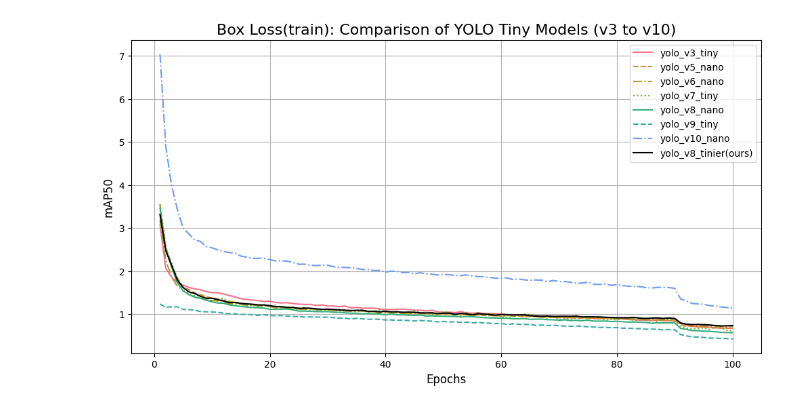
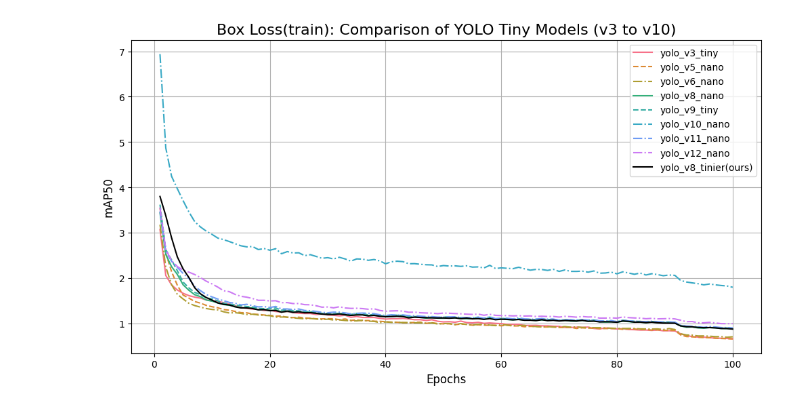
Before and after one commit to programminghunk/sugarcane, a Jupyter notebook: graphs.ipynb, the cells around one changed output. Drawn from its saved outputs; the diff is of its cells as text; code cells hidden in the pictures.

```diff
--- a/graphs.ipynb
+++ b/graphs.ipynb
@@ -43,58 +47,68 @@ import matplotlib.pyplot as plt
 import seaborn as sns
 #!pip install scikit-learn
 
-# Step 1: Read data from CSV file
 file_path_v3 = 'results_v3.csv'  # Update with your CSV file path
+#file_path_v4 = 'results_v4.csv'  # Update with your CSV file path
 file_path_v5 = 'results_v5.csv'  # Update with your CSV file path
 file_path_v6 = 'results_v6.csv'  # Update with your CSV file path
 file_path_v7 = 'results_v7.csv'  # Update with your CSV file path
 file_path_v8 = 'results_v8.csv'  # Update with your CSV file path
 file_path_v9 = 'results_v9.csv'  # Update with your CSV file path
 file_path_v10= 'results_v10.csv'
+file_path_v11= 'results_v11.csv'
+file_path_v12= 'results_v12.csv'
 file_path_v8_custom = 'results_v8_custom.csv'  # Update with your CSV file path
 data_v3 = pd.read_csv(file_path_v3)
+#data_v4 = pd.read_csv(file_path_v4)
 data_v5 = pd.read_csv(file_path_v5)
 data_v6 = pd.read_csv(file_path_v6)
 data_v7 = pd.read_csv(file_path_v7)
 data_v8 = pd.read_csv(file_path_v8)
 data_v9 = pd.read_csv(file_path_v9)
 data_v10 = pd.read_csv(file_path_v10)
+data_v11 = pd.read_csv(file_path_v11)
+data_v12 = pd.read_csv(file_path_v12)
 data_v8_custom = pd.read_csv(file_path_v8_custom)
+
 column_0 = data_v3.iloc[:, 0]
 column_1 = data_v3.iloc[:, 1]
 column_2 = data_v5.iloc[:, 1]
 column_3 = data_v6.iloc[:, 1]
-column_4 = data_v7.iloc[:, 1]
-column_5 = data_v8.iloc[:, 1]
-column_6 = data_v9.iloc[:, 1]
-column_7 = data_v10.iloc[:,1]
-column_8 = data_v8_custom.iloc[:, 1]
+#column_4 = data_v7.iloc[:, 1]
+column_5 = data_v8.iloc[:, 2]
+column_6 = data_v9.iloc[:, 2]
+column_7 = data_v10.iloc[:,2]
+column_8 = data_v11.iloc[:,2]
+column_9 = data_v12.iloc[:,2]
+column_10 = data_v8_custom.iloc[:, 2]
 
 # Increase figure size for better readability
 plt.figure(figsize=(12, 6))
 palette = sns.color_palette("husl", 10)
 sns.lineplot(x=column_0, y=column_1,label='yolo_v3_tiny',color=palette[0],linestyle="-")
 sns.lineplot(x=column_0, y=column_2,label='yolo_v5_nano',color=palette[1],linestyle="--")
 sns.lineplot(x=column_0, y=column_3,label='yolo_v6_nano',color=palette[2],linestyle="-.")
-sns.lineplot(x=column_0, y=column_4,label='yolo_v7_tiny',color=palette[3],linestyle=":")
+#sns.lineplot(x=column_0, y=column_4,label='yolo_v7_tiny',color=palette[3],linestyle=":")
 sns.lineplot(x=column_0, y=column_5,label='yolo_v8_nano',color=palette[4], linestyle="-")
 sns.lineplot(x=column_0, y=column_6,label='yolo_v9_tiny',color=palette[5], linestyle="--")
-sns.lineplot(x=column_0, y=column_7,label='yolo_v10_nano',color=palette[7], linestyle="-.")
-sns.lineplot(x=column_0, y=column_8,label='yolo_v8_tinier(ours)', color='black',linestyle="-")
+sns.lineplot(x=column_0, y=column_7,label='yolo_v10_nano',color=palette[6], linestyle="-.")
+sns.lineplot(x=column_0, y=column_8,label='yolo_v11_nano',color=palette[7], linestyle="-.")
+sns.lineplot(x=column_0, y=column_9,label='yolo_v12_nano',color=palette[8], linestyle="-.")
+sns.lineplot(x=column_0, y=column_10,label='yolo_v8_tinier(ours)', color='black',linestyle="-")
 #plt.title('mAP50 Comparison of YOLO Tiny Models (v3 to v10)', fontsize=16)  # Increase title font size
 plt.title('Box Loss(train): Comparison of YOLO Tiny Models (v3 to v10)', fontsize=16)
 plt.xlabel('Epochs', fontsize=12)  # Increase x-axis label font size
 plt.ylabel('mAP50', fontsize=12)  # Increase y-axis label font size
 
 # Customize legend for better visibility
 plt.legend(fontsize=10, loc='upper right')  # Adjust legend font size and location
 
 # Add grid lines for better visual structure
 plt.grid(True)
 
 plt.show()
 # %% [output]
-[figure, old version]
+[figure, new version]
 # %%
 column_0 = data_v3.iloc[:, 0]
 column_1 = data_v3.iloc[:, 2]
```
Also changed, not shown: parts of 19 cells of this notebook.
